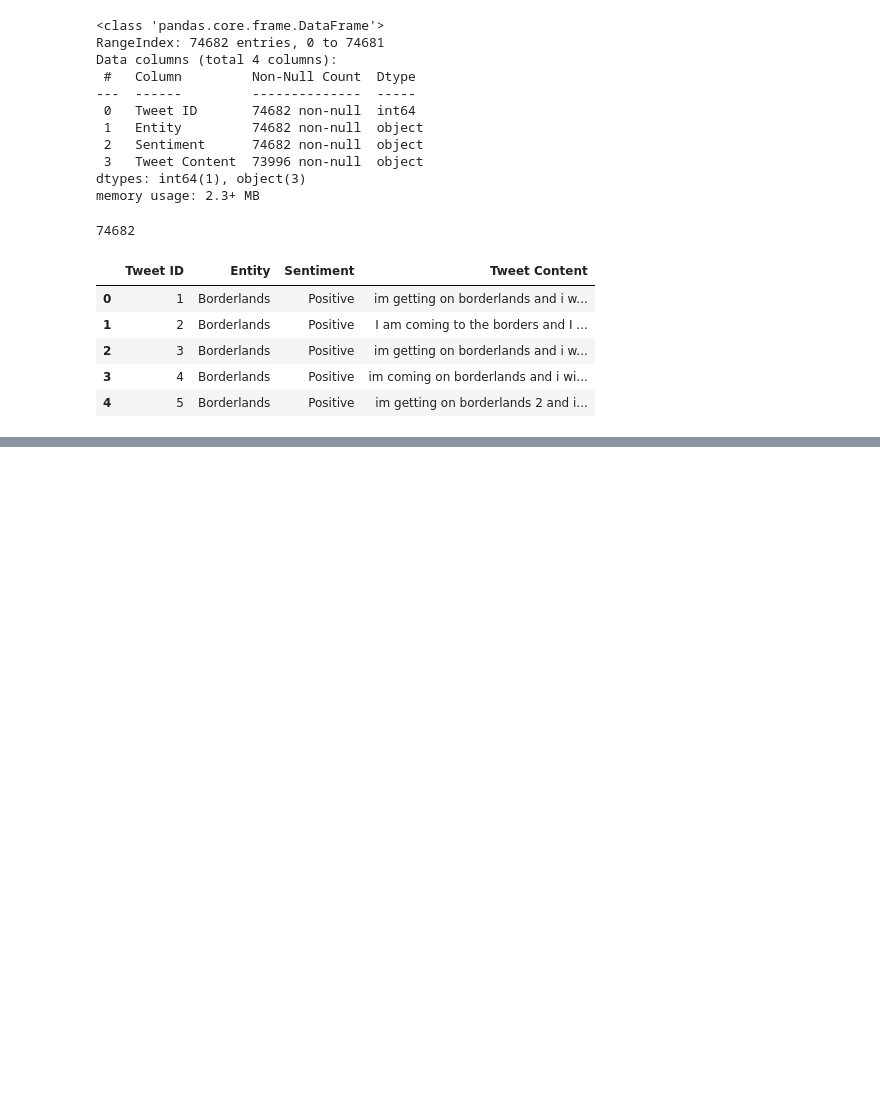
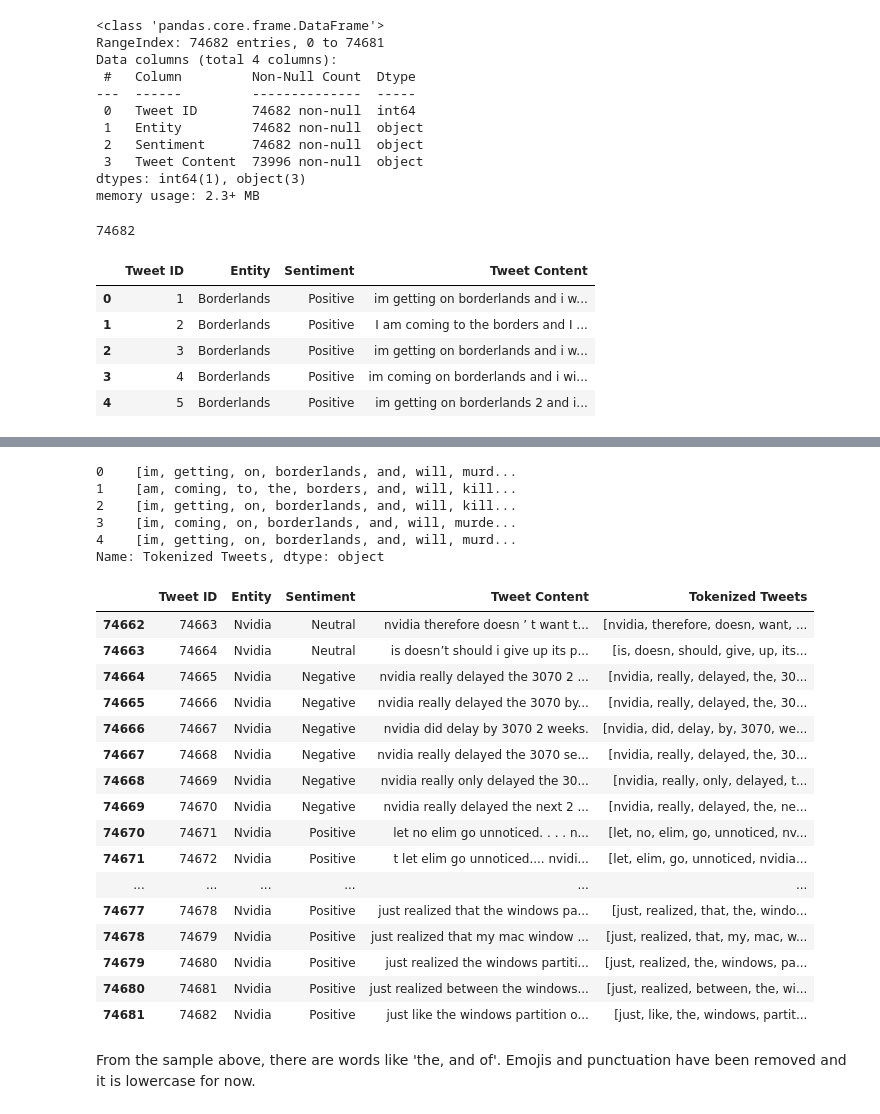
Before and after one commit to Brandon-Meyer0/VideogameTweets, a Jupyter notebook: EDA.ipynb, the cells around one changed output, grey strips where cells are left out. Cells and saved outputs as stored; diff of their text form; code cells hidden in the pictures; blank space fills up the shorter version.

Commit message:
Lowercase tweets and tokenization

```diff
--- a/EDA.ipynb
+++ b/EDA.ipynb
@@ -104,0 +124,3 @@ twitter_training.head()
+# %%
+twitter_training.dropna(inplace=True)
+twitter_training.drop_duplicates(inplace=True)
@@ -104,0 +230,3 @@ twitter_training.head()
+# %%
+token_pattern = r"(?u)\b\w\w+\b" #default token pattern
+tokenizer = RegexpTokenizer(token_pattern)
@@ -104,0 +239,2 @@ twitter_training.head()
+# %%
+twitter_training["Tweet Content"]=twitter_training["Tweet Content"].str.lower()
@@ -104,0 +260,32 @@ twitter_training.head()
+# %%
+twitter_training["Tokenized Tweets"]= twitter_training["Tweet Content"].apply(tokenizer.tokenize)
+twitter_training["Tokenized Tweets"].head()
+# %% [output]
+0    [im, getting, on, borderlands, and, will, murd...
+1    [am, coming, to, the, borders, and, will, kill...
+2    [im, getting, on, borderlands, and, will, kill...
+3    [im, coming, on, borderlands, and, will, murde...
+4    [im, getting, on, borderlands, and, will, murd...
+Name: Tokenized Tweets, dtype: object
+# %%
+twitter_training.tail(20) #here we have the new column entry
+# %% [output]
+|  | Tweet ID | Entity | Sentiment | Tweet Content | Tokenized Tweets |
+| 74662 | 74663 | Nvidia | Neutral | nvidia therefore doesn ’ t want t... | [nvidia, therefore, doesn, want, ... |
+| 74663 | 74664 | Nvidia | Neutral | is doesn’t should i give up its p... | [is, doesn, should, give, up, its... |
+| 74664 | 74665 | Nvidia | Negative | nvidia really delayed the 3070 2 ... | [nvidia, really, delayed, the, 30... |
+| 74665 | 74666 | Nvidia | Negative | nvidia really delayed the 3070 by... | [nvidia, really, delayed, the, 30... |
+| 74666 | 74667 | Nvidia | Negative | nvidia did delay by 3070 2 weeks. | [nvidia, did, delay, by, 3070, we... |
+| 74667 | 74668 | Nvidia | Negative | nvidia really delayed the 3070 se... | [nvidia, really, delayed, the, 30... |
+| 74668 | 74669 | Nvidia | Negative | nvidia really only delayed the 30... | [nvidia, really, only, delayed, t... |
+| 74669 | 74670 | Nvidia | Negative | nvidia really delayed the next 2 ... | [nvidia, really, delayed, the, ne... |
+| 74670 | 74671 | Nvidia | Positive | let no elim go unnoticed. . . . n... | [let, no, elim, go, unnoticed, nv... |
+| 74671 | 74672 | Nvidia | Positive | t let elim go unnoticed.... nvidi... | [let, elim, go, unnoticed, nvidia... |
+| ... | ... | ... | ... | ... | ... |
+| 74677 | 74678 | Nvidia | Positive | just realized that the windows pa... | [just, realized, that, the, windo... |
+| 74678 | 74679 | Nvidia | Positive | just realized that my mac window ... | [just, realized, that, my, mac, w... |
+| 74679 | 74680 | Nvidia | Positive | just realized the windows partiti... | [just, realized, the, windows, pa... |
+| 74680 | 74681 | Nvidia | Positive | just realized between the windows... | [just, realized, between, the, wi... |
+| 74681 | 74682 | Nvidia | Positive | just like the windows partition o... | [just, like, the, windows, partit... |
+# %% [markdown]
+From the sample above, there are words like 'the, and of'. Emojis and punctuation have been removed and it is lowercase for now.
```
Also changed, not shown: parts of 19 cells of this notebook.
